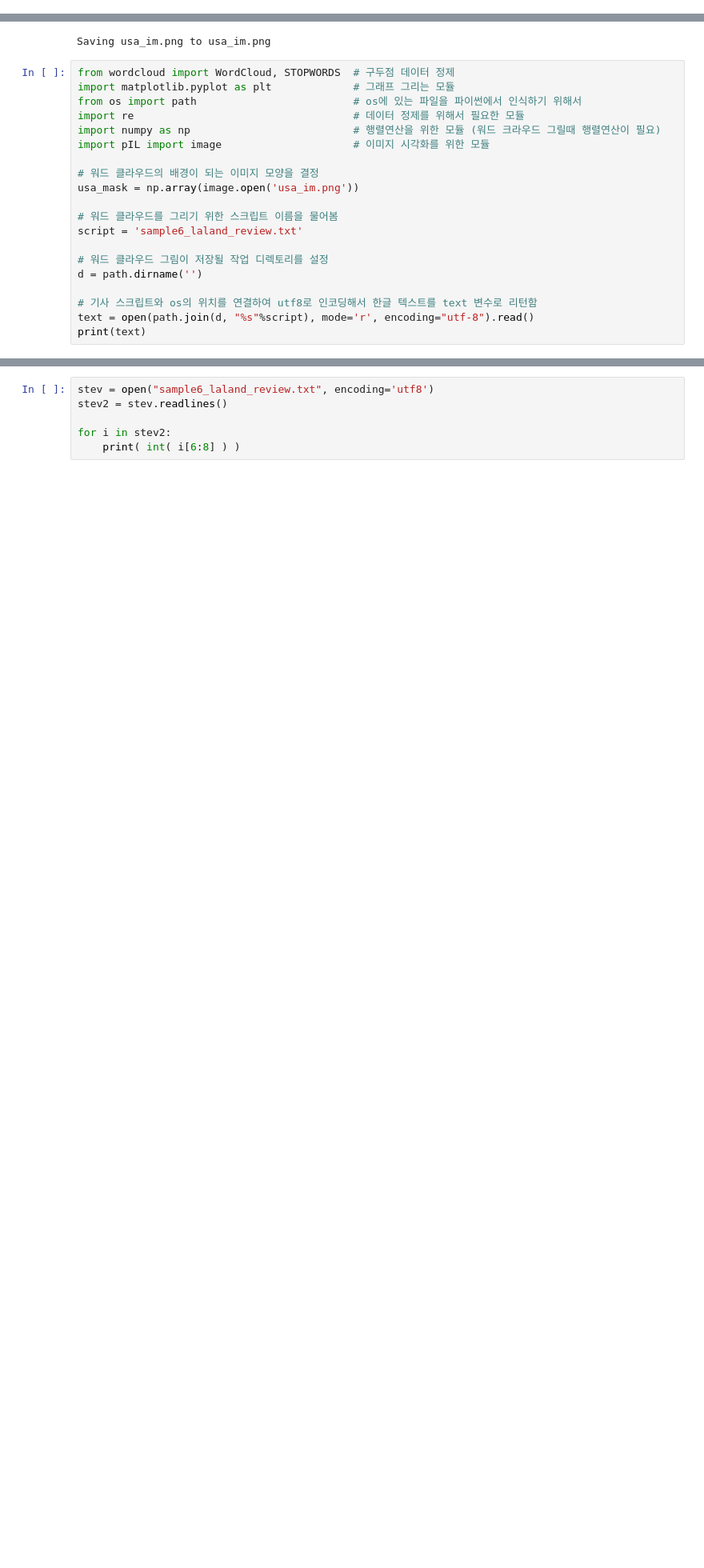
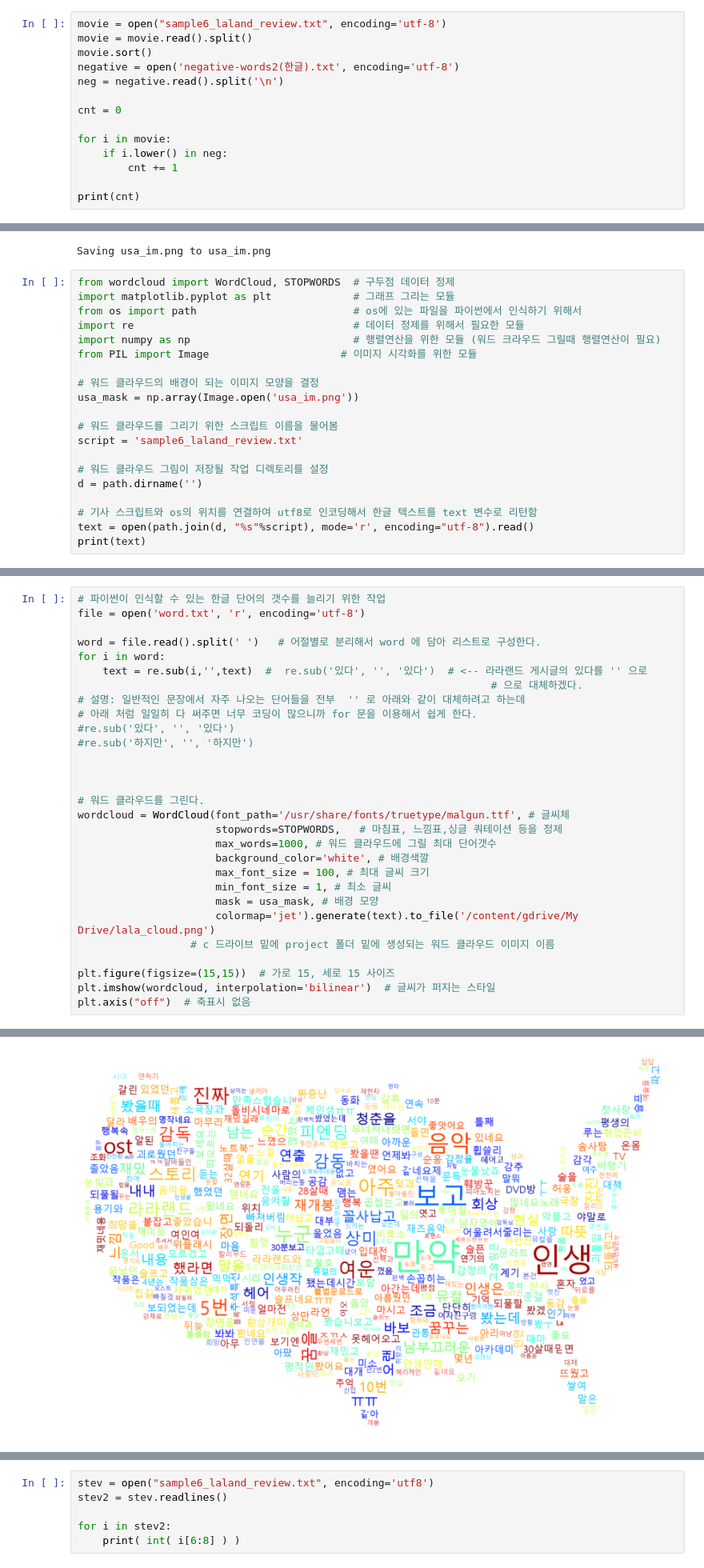
Before and after one commit to unknown-jun/Basic_of_Python, a Jupyter notebook: 18_Dec_2020.ipynb, the cells around one changed output, grey strips where cells are left out. Shown at 80% size. Cells and saved outputs as stored; diff of their text form; blank space fills up the shorter version.

Commit message:
Practice of Image scrolling

```diff
--- a/18_Dec_2020.ipynb
+++ b/18_Dec_2020.ipynb
@@ -164,0 +186,14 @@ print(cnt)
+# %%
+movie = open("sample6_laland_review.txt", encoding='utf-8')
+movie = movie.read().split()
+movie.sort()
+negative = open('negative-words2(한글).txt', encoding='utf-8')
+neg = negative.read().split('\n')
+
+cnt = 0
+
+for i in movie:
+    if i.lower() in neg:
+        cnt += 1
+
+print(cnt)
@@ -173,10 +238,10 @@ import matplotlib.pyplot as plt             # 그래프 그리는 모듈
 from os import path                         # os에 있는 파일을 파이썬에서 인식하기 위해서
 import re                                   # 데이터 정제를 위해서 필요한 모듈
 import numpy as np                          # 행렬연산을 위한 모듈 (워드 크라우드 그릴때 행렬연산이 필요)
-import pIL import image                     # 이미지 시각화를 위한 모듈
+from PIL import Image                     # 이미지 시각화를 위한 모듈
 
 # 워드 클라우드의 배경이 되는 이미지 모양을 결정
-usa_mask = np.array(image.open('usa_im.png'))
+usa_mask = np.array(Image.open('usa_im.png'))
 
 # 워드 클라우드를 그리기 위한 스크립트 이름을 물어봄
 script = 'sample6_laland_review.txt'
@@ -196,0 +278,30 @@ Saving sample6_laland_review.txt to sample6_laland_review (2).txt
+# %%
+# 파이썬이 인식할 수 있는 한글 단어의 갯수를 늘리기 위한 작업
+file = open('word.txt', 'r', encoding='utf-8')
+
+word = file.read().split(' ')   # 어절별로 분리해서 word 에 담아 리스트로 구성한다.
+for i in word:
+    text = re.sub(i,'',text)  #  re.sub('있다', '', '있다')  # <-- 라라랜드 게시글의 있다를 '' 으로
+                                                                  # 으로 대체하겠다.
+# 설명: 일반적인 문장에서 자주 나오는 단어들을 전부  '' 로 아래와 같이 대체하려고 하는데
+# 아래 처럼 일일히 다 써주면 너무 코딩이 많으니까 for 문을 이용해서 쉽게 한다.
+#re.sub('있다', '', '있다')
+#re.sub('하지만', '', '하지만')
+
+
+
+# 워드 클라우드를 그린다.
+wordcloud = WordCloud(font_path='/usr/share/fonts/truetype/malgun.ttf', # 글씨체
+                      stopwords=STOPWORDS,   # 마침표, 느낌표,싱글 쿼테이션 등을 정제
+                      max_words=1000, # 워드 클라우드에 그릴 최대 단어갯수
+                      background_color='white', # 배경색깔
+                      max_font_size = 100, # 최대 글씨 크기
+                      min_font_size = 1, # 최소 글씨
+                      mask = usa_mask, # 배경 모양
+                      colormap='jet').generate(text).to_file('/content/gdrive/My Drive/lala_cloud.png')
+                  # c 드라이브 밑에 project 폴더 밑에 생성되는 워드 클라우드 이미지 이름
+
+plt.figure(figsize=(15,15))  # 가로 15, 세로 15 사이즈
+plt.imshow(wordcloud, interpolation='bilinear')  # 글씨가 퍼지는 스타일
+plt.axis("off")  # 축표시 없음
+# %% [output]
@@ -196,0 +309 @@ Saving sample6_laland_review.txt to sample6_laland_review (2).txt
+[figure, added]
```
Also changed, not shown: parts of 25 cells of this notebook.
